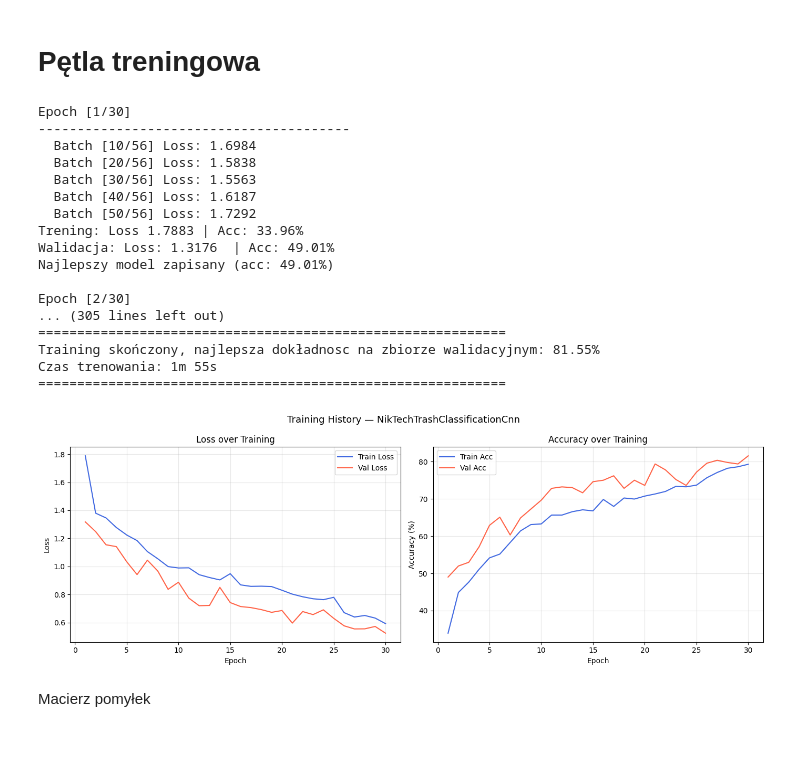
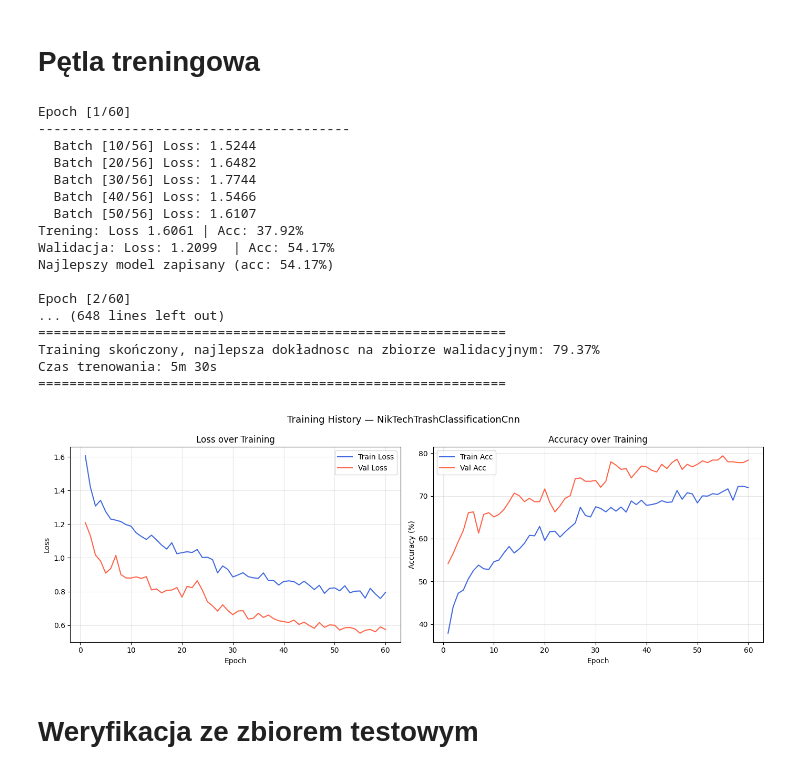
Before and after one commit to ptyark/CyberTech-Rekrutacja-Klasyfikacja-mieci, a Jupyter notebook: classification_ai.ipynb, the cells around one changed output. Drawn from its saved outputs; the diff is of its cells as text; code cells hidden in the pictures; blank space fills up the shorter version.

Commit message:
Weighted Loss, Acc 77%

```diff
--- a/classification_ai.ipynb
+++ b/classification_ai.ipynb
@@ -138,10 +153,15 @@ Model pomyślnie załadowany na urządzenie: cuda
 # Pętla treningowa
 # %%
 #HIPERPARAMETRY
-NUM_EPOCHS = 30
-LEARNING_RATE = 0.001
+NUM_EPOCHS = 60
+LEARNING_RATE = 0.0001
 # %%
-criterion = nn.CrossEntropyLoss()
+class_counts  = [image_datasets['train'].targets.count(i) for i in range(len(class_names))]
+class_weights = torch.tensor([1.0 / c for c in class_counts], dtype=torch.float).to(device)
+
+criterion = nn.CrossEntropyLoss(weight=class_weights)
+
+optimizer = optim.Adam(model.parameters(), lr=LEARNING_RATE)
 optimizer = optim.Adam(model.parameters(), lr=LEARNING_RATE)
 
 scheduler = optim.lr_scheduler.ReduceLROnPlateau(
@@ -157,7 +177,8 @@ history = {
 }
 
 best_val_acc    = 0.0
-best_model_path = 'best_model.pth'
+best_model_path =  f'best_model.pth'
+patience_counter = 0
 # %%
 def train_epoch(model, loader, criterion, optimizer, device):
     model.train()
@@ -243,14 +264,22 @@ for epoch in range(NUM_EPOCHS):
 
     if val_acc > best_val_acc:
         best_val_acc = val_acc
+        patience_counter = 0  # NOWE
         torch.save({
             'epoch':           epoch + 1,
             'model_state':     model.state_dict(),
             'optimizer_state': optimizer.state_dict(),
             'val_acc':         best_val_acc,
             'class_names':     class_names,
+            'img_size':        IMG_SIZE,
         }, best_model_path)
         print(f"Najlepszy model zapisany (acc: {best_val_acc*100:.2f}%)")
+    else:
+        patience_counter += 1
+        print(f"Brak poprawy ({patience_counter}/20)")
+        if patience_counter >= 20:
+            print("Model przestał się uczyć!")
+            break
 
 total_time = time.time() - training_start
 
@@ -259,54 +288,53 @@ print(f"Training skończony, najlepsza dokładnosc na zbiorze walidacyjnym: {bes
 print(f"Czas trenowania: {total_time//60:.0f}m {total_time%60:.0f}s")
 print("=" * 60)
 # %% [output]
-Epoch [1/30]
+Epoch [1/60]
 ----------------------------------------
-  Batch [10/56] Loss: 1.6984
-  Batch [20/56] Loss: 1.5838
-  Batch [30/56] Loss: 1.5563
-  Batch [40/56] Loss: 1.6187
-  Batch [50/56] Loss: 1.7292
-Trening: Loss 1.7883 | Acc: 33.96%
-Walidacja: Loss: 1.3176  | Acc: 49.01%
-Najlepszy model zapisany (acc: 49.01%)
+  Batch [10/56] Loss: 1.5244
+  Batch [20/56] Loss: 1.6482
+  Batch [30/56] Loss: 1.7744
+  Batch [40/56] Loss: 1.5466
+  Batch [50/56] Loss: 1.6107
+Trening: Loss 1.6061 | Acc: 37.92%
+Walidacja: Loss: 1.2099  | Acc: 54.17%
+Najlepszy model zapisany (acc: 54.17%)
 
-Epoch [2/30]
-... (305 lines left out)
+Epoch [2/60]
+... (648 lines left out)
 ============================================================
-Training skończony, najlepsza dokładnosc na zbiorze walidacyjnym: 81.55%
-Czas trenowania: 1m 55s
+Training skończony, najlepsza dokładnosc na zbiorze walidacyjnym: 79.37%
+Czas trenowania: 5m 30s
 ============================================================
 # %%
 
 fig, (ax1, ax2) = plt.subplots(1, 2, figsize=(14, 5))
 
-epochs_range = range(1, NUM_EPOCHS + 1)
+epochs_range = range(1, len(history['train_loss']) + 1)
 
 ax1.plot(epochs_range, history['train_loss'], label='Train Loss', color='royalblue')
 ax1.plot(epochs_range, history['val_loss'],   label='Val Loss',   color='tomato')
 ax1.set_title('Loss over Training')
 ax1.set_xlabel('Epoch')
 ax1.set_ylabel('Loss')
 ax1.legend()
 ax1.grid(True, alpha=0.3)
 
-# Accuracy
 ax2.plot(epochs_range, [a*100 for a in history['train_acc']], label='Train Acc', color='royalblue')
 ax2.plot(epochs_range, [a*100 for a in history['val_acc']],   label='Val Acc',   color='tomato')
 ax2.set_title('Accuracy over Training')
 ax2.set_xlabel('Epoch')
 ax2.set_ylabel('Accuracy (%)')
 ax2.legend()
 ax2.grid(True, alpha=0.3)
 
 plt.suptitle('Training History — NikTechTrashClassificationCnn', fontsize=13)
 plt.tight_layout()
 plt.savefig('training_history.png', dpi=150, bbox_inches='tight')
 plt.show()
 # %% [output]
-[figure, old version]
+[figure, new version]
 # %% [markdown]
-Macierz pomyłek
+# Weryfikacja ze zbiorem testowym
 # %%
 checkpoint = torch.load(best_model_path, map_location=device)
 model.load_state_dict(checkpoint['model_state'])
```
Also changed, not shown: parts of 5 cells of this notebook.
